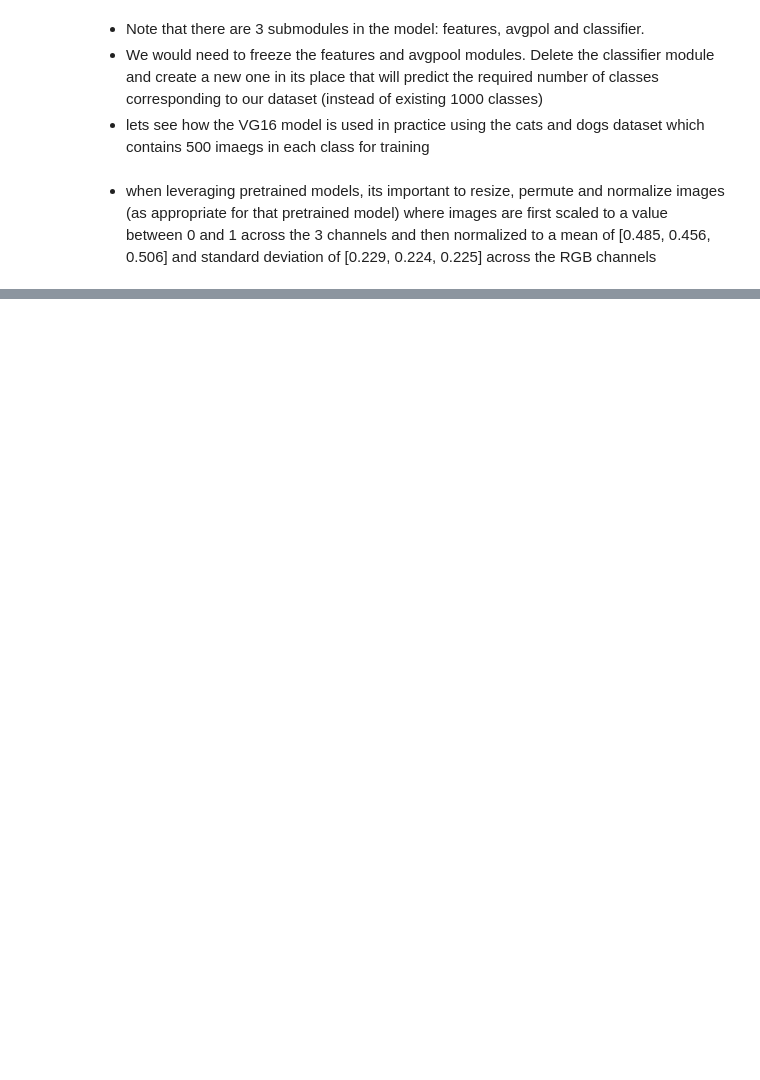
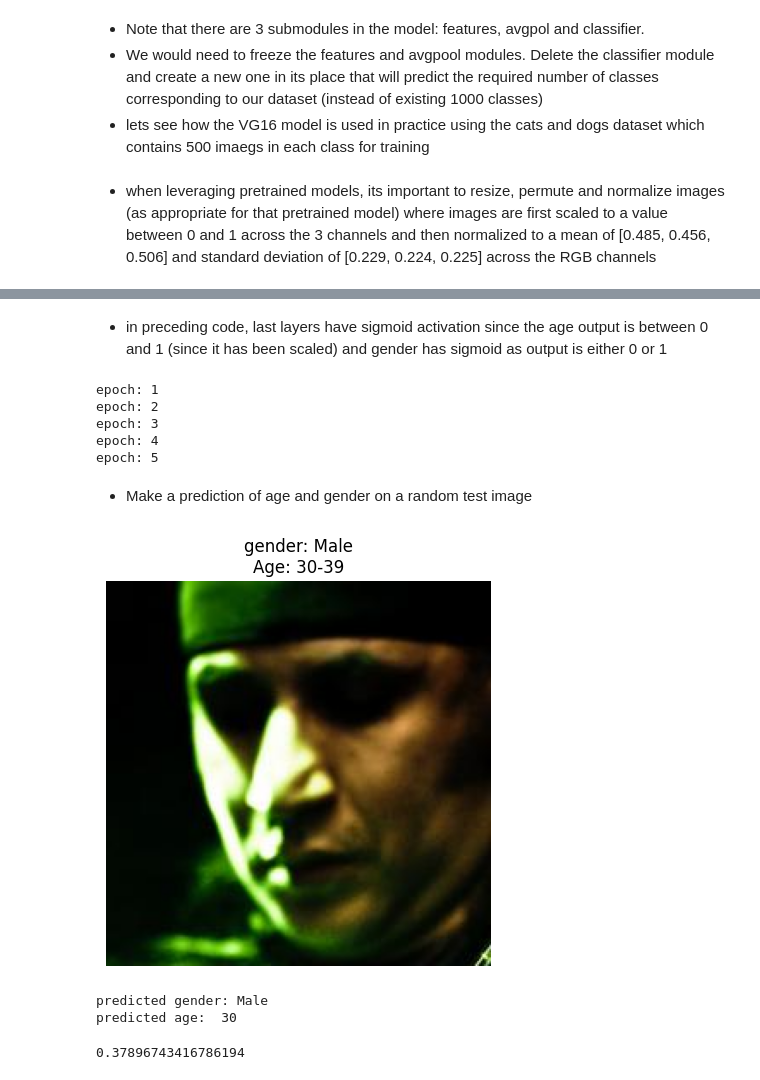
Before and after one commit to mrajancsr/computer-vision, a Jupyter notebook: neptunevision/transfer_learning/transfer_learning_for_image_classification.ipynb, the cells around one changed output, grey strips where cells are left out. Saved outputs shown, nothing was run; the diff lists cells and outputs as text; code cells hidden in the pictures; blank space fills up the shorter version.

```diff
--- a/neptunevision/transfer_learning/transfer_learning_for_image_classification.ipynb
+++ b/neptunevision/transfer_learning/transfer_learning_for_image_classification.ipynb
@@ -167,0 +635,7 @@ tensor([[[-0.1291,  0.3462,  0.4048,  ...,  0.2500,  0.1862,  0.1243],
+# %%
+path = os.path.join(os.getcwd(), 'datasets')
+fairface_folder = os.path.join(path, 'FairFace')
+path_to_train_csv = os.path.join(fairface_folder, 'fairface_label_train.csv')
+path_to_val_csv =  os.path.join(fairface_folder, 'fairface_label_val.csv')
+train_df = pd.read_csv(path_to_train_csv)
+val_df = pd.read_csv(path_to_val_csv)
@@ -167,0 +695,6 @@ tensor([[[-0.1291,  0.3462,  0.4048,  ...,  0.2500,  0.1862,  0.1243],
+# %%
+train_set = GenderAge(train_df, transforms=transforms)
+val_set = GenderAge(val_df, transforms=transforms)
+device = 'mps'
+train_dl = DataLoader(train_set, batch_size=32, collate_fn=train_set.collate_fn)
+val_dl = DataLoader(val_set, batch_size=32, collate_fn=val_set.collate_fn)
@@ -167,0 +749,2 @@ tensor([[[-0.1291,  0.3462,  0.4048,  ...,  0.2500,  0.1862,  0.1243],
+# %% [markdown]
+- in preceding code, last layers have sigmoid activation since the age output is between 0 and 1 (since it has been scaled) and gender has sigmoid as output is either 0 or 1
@@ -167,0 +786,23 @@ tensor([[[-0.1291,  0.3462,  0.4048,  ...,  0.2500,  0.1862,  0.1243],
+# %%
+# train the model over 5 epochs
+num_epochs = 5
+for epoch in range(num_epochs):
+    print(f"epoch: {epoch + 1}")
+    for ix, batch in enumerate(train_dl):
+        loss = train_batch(batch, model, optimizer, criterion)
+# %% [output]
+epoch: 1
+epoch: 2
+epoch: 3
+epoch: 4
+epoch: 5
+# %% [markdown]
+- Make a prediction of age and gender on a random test image
+# %%
+import torch_snippets as ts
+idx = np.random.randint(0, 1000)
+image, age, gender = val_set[idx]
+gender = 'Female' if gender else 'Male'
+ts.show(image, title=f'gender: {gender}\nAge: {age}', sz=5)
+# %% [output]
+[figure, added]
@@ -167,0 +811,13 @@ tensor([[[-0.1291,  0.3462,  0.4048,  ...,  0.2500,  0.1862,  0.1243],
+# %%
+gender, age = model(image.to(device))
+gender = gender.squeeze().item()
+gender = 'Male' if gender < 0.5 else 'Female'
+print(f'predicted gender: {gender}')
+print(f'predicted age:  {int(age.item() * 80)}')
+# %% [output]
+predicted gender: Male
+predicted age:  30
+# %%
+age.item()
+# %% [output]
+0.37896743416786194
```
Also changed, not shown: parts of 52 cells of this notebook.
